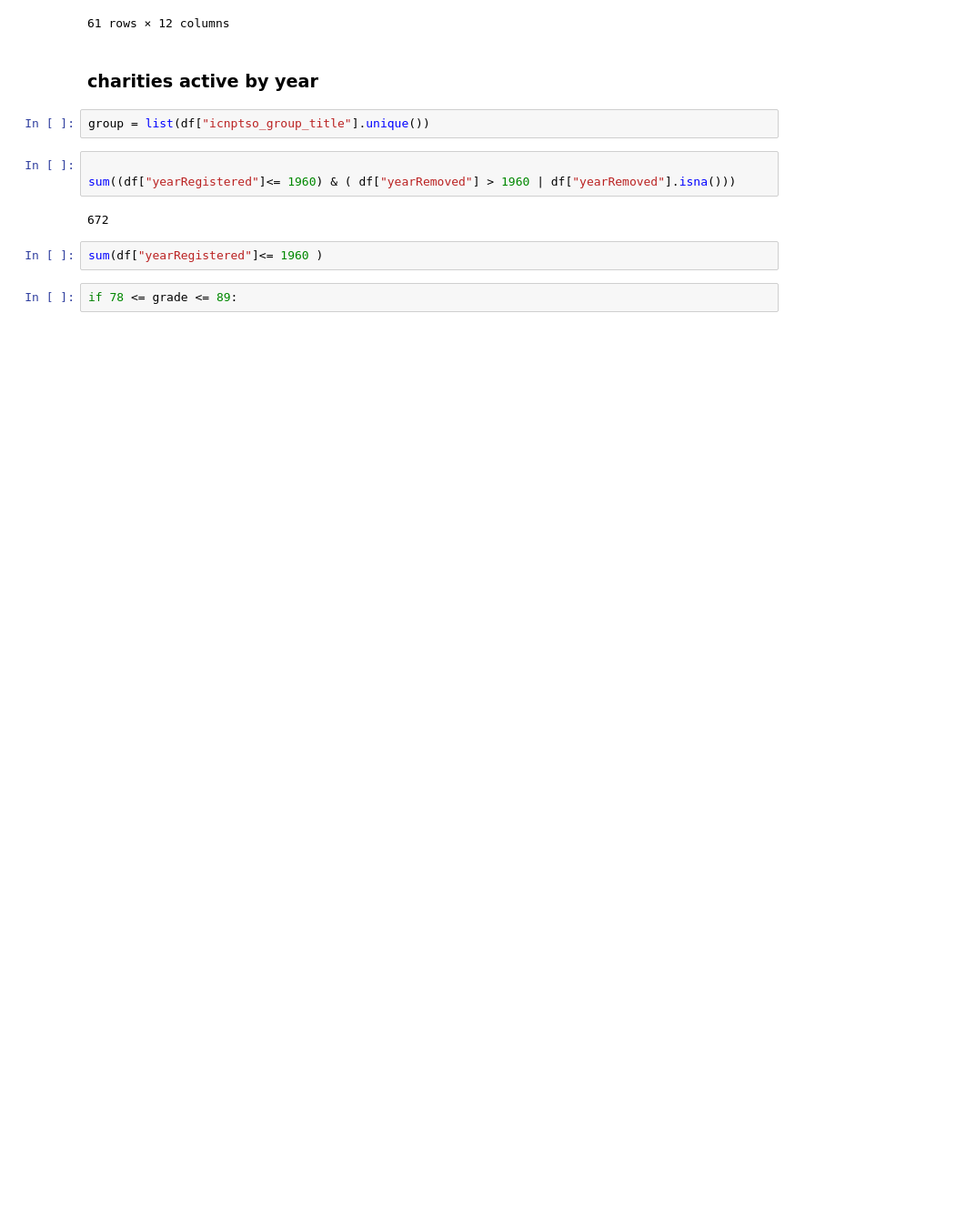
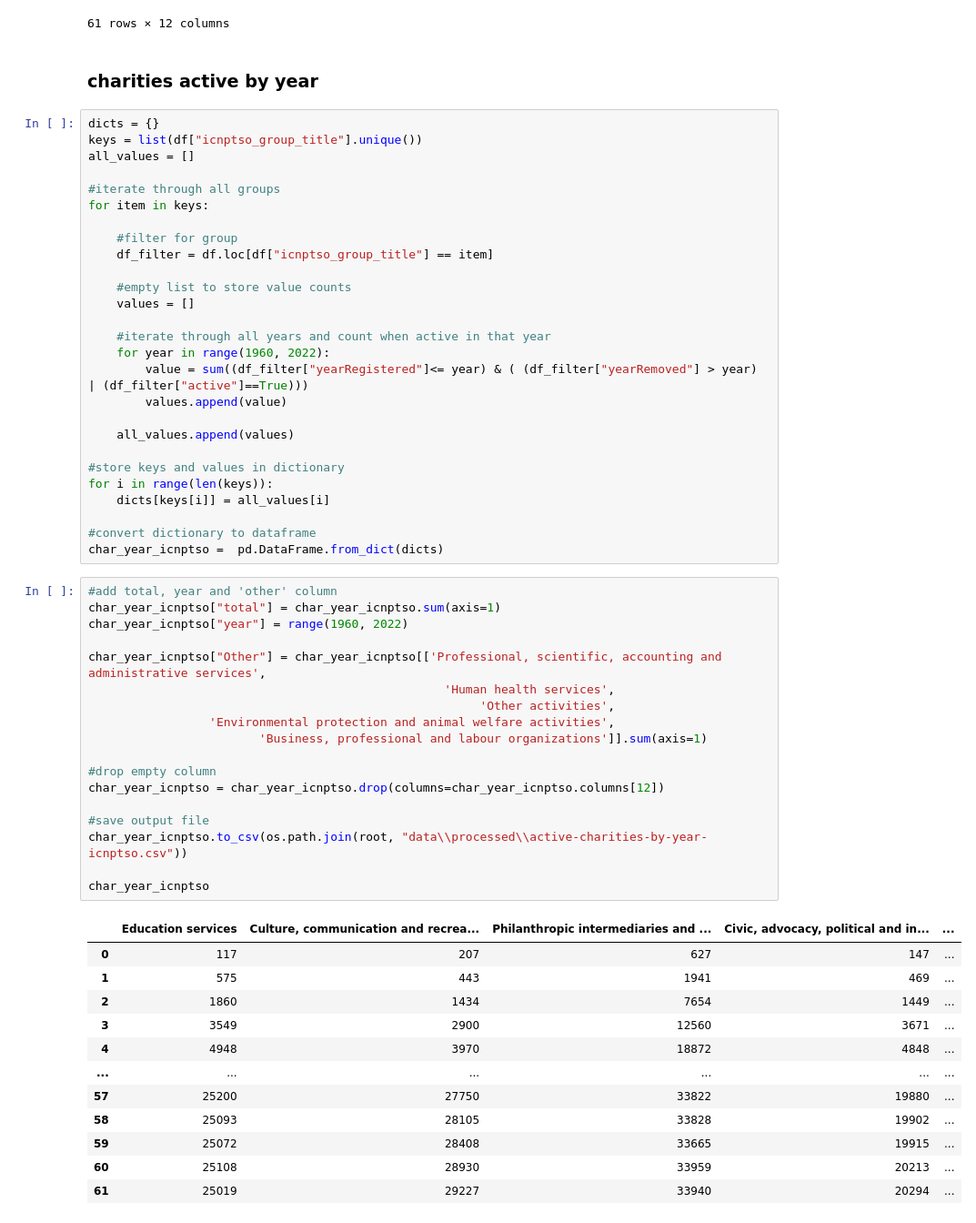
Before and after one commit to Lisa-Ho/small-data-projects, a Jupyter notebook: notebooks/Charity-classification-analysis.ipynb, the cells around one changed output. Shown at 91% size. Saved outputs shown, nothing was run; the diff lists cells and outputs as text; blank space fills up the shorter version.

```diff
--- a/notebooks/Charity-classification-analysis.ipynb
+++ b/notebooks/Charity-classification-analysis.ipynb
@@ -182,14 +170,61 @@ table
 61 rows × 12 columns
 # %% [markdown]
 ### charities active by year
-# %%
-group = list(df["icnptso_group_title"].unique())
-# %%
-
-sum((df["yearRegistered"]<= 1960) & ( df["yearRemoved"] > 1960 | df["yearRemoved"].isna()))
-# %% [output]
-672
-# %%
-sum(df["yearRegistered"]<= 1960 )
-# %%
-if 78 <= grade <= 89:
+# %%
+dicts = {}
+keys = list(df["icnptso_group_title"].unique())
+all_values = []
+
+#iterate through all groups
+for item in keys:
+
+    #filter for group
+    df_filter = df.loc[df["icnptso_group_title"] == item]
+
+    #empty list to store value counts
+    values = []
+
+    #iterate through all years and count when active in that year
+    for year in range(1960, 2022):
+        value = sum((df_filter["yearRegistered"]<= year) & ( (df_filter["yearRemoved"] > year) | (df_filter["active"]==True)))
+        values.append(value)
+
+    all_values.append(values)
+
+#store keys and values in dictionary
+for i in range(len(keys)):
+    dicts[keys[i]] = all_values[i]
+
+#convert dictionary to dataframe
+char_year_icnptso =  pd.DataFrame.from_dict(dicts)
+# %%
+#add total, year and 'other' column
+char_year_icnptso["total"] = char_year_icnptso.sum(axis=1)
+char_year_icnptso["year"] = range(1960, 2022)
+
+char_year_icnptso["Other"] = char_year_icnptso[['Professional, scientific, accounting and administrative services',
+                                                  'Human health services',
+                                                       'Other activities',
+                 'Environmental protection and animal welfare activities',
+                        'Business, professional and labour organizations']].sum(axis=1)
+
+#drop empty column
+char_year_icnptso = char_year_icnptso.drop(columns=char_year_icnptso.columns[12])
+
+#save output file
+char_year_icnptso.to_csv(os.path.join(root, "data\\processed\\active-charities-by-year-icnptso.csv"))
+
+char_year_icnptso
+# %% [output]
+|  | Education services | Culture, communication and recrea... | Philanthropic intermediaries and ... | Civic, advocacy, political and in... | ... |
+| 0 | 117 | 207 | 627 | 147 | ... |
+| 1 | 575 | 443 | 1941 | 469 | ... |
+| 2 | 1860 | 1434 | 7654 | 1449 | ... |
+| 3 | 3549 | 2900 | 12560 | 3671 | ... |
+| 4 | 4948 | 3970 | 18872 | 4848 | ... |
+| ... | ... | ... | ... | ... | ... |
+| 57 | 25200 | 27750 | 33822 | 19880 | ... |
+| 58 | 25093 | 28105 | 33828 | 19902 | ... |
+| 59 | 25072 | 28408 | 33665 | 19915 | ... |
+| 60 | 25108 | 28930 | 33959 | 20213 | ... |
+| 61 | 25019 | 29227 | 33940 | 20294 | ... |
```
Also changed, not shown: parts of 12 cells of this notebook.
